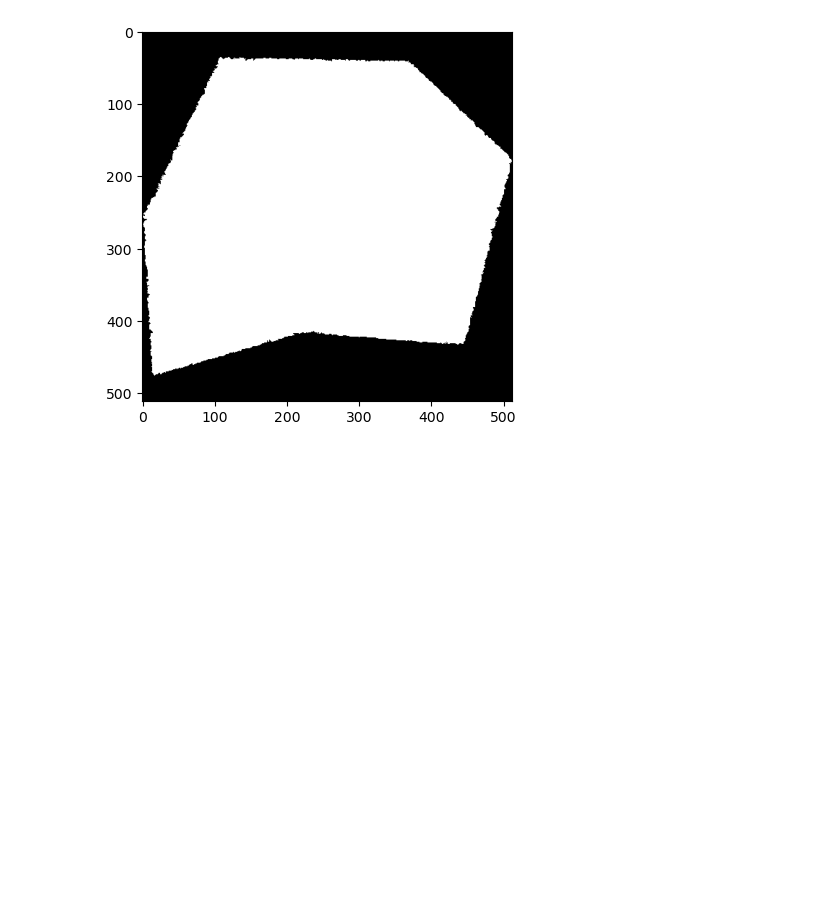
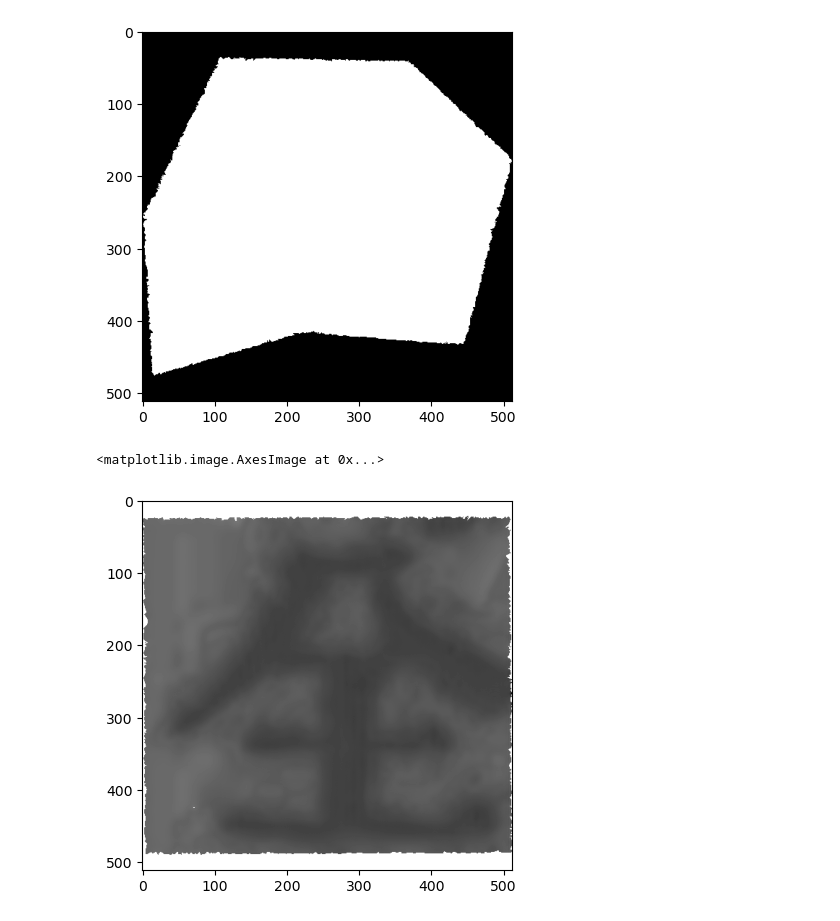
Before and after one commit to LeCongThuong/I2SB, a Jupyter notebook: notebooks/test_data.ipynb, the cells around one changed output. Saved outputs shown, nothing was run; the diff lists cells and outputs as text; code cells hidden in the pictures; blank space fills up the shorter version.

```diff
--- a/notebooks/test_data.ipynb
+++ b/notebooks/test_data.ipynb
@@ -90,3 +90,14 @@ plt.imshow(torch.squeeze(sample[2], 0), cmap='gray')
 # %% [output]
 <matplotlib.image.AxesImage at 0x...>
 [figure]
+# %%
+import numpy as np
+from matplotlib import pyplot as plt
+
+np_path = "/mnt/hmi/thuong/I2SB/results/vanila_exp/samples_nfe999_clip/01607_mk2_167.npy"
+np_img = np.load(np_path)
+
+plt.imshow(np_img, cmap='gray')
+# %% [output]
+<matplotlib.image.AxesImage at 0x...>
+[figure, added]
```
Also changed, not shown: 4 other files.
